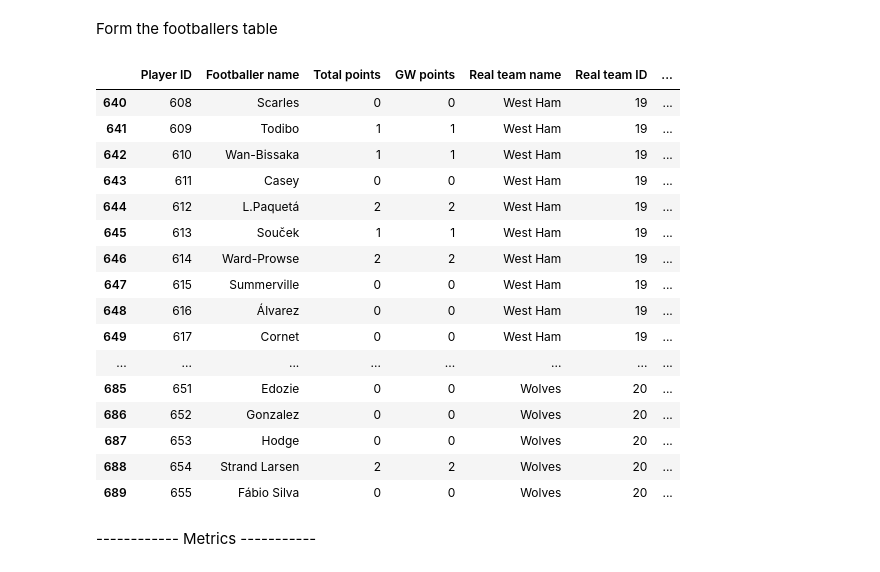
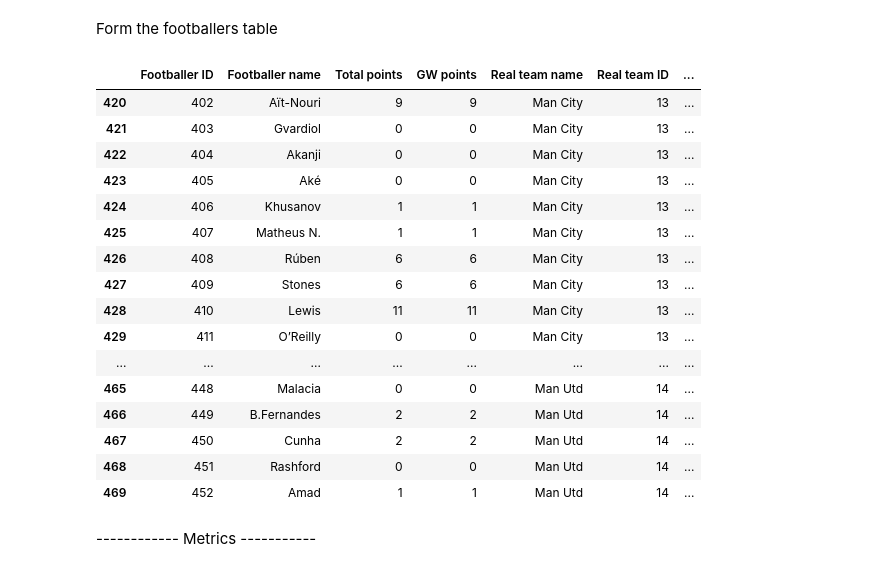
Before and after one commit to Muhammad-Daniyal-18/FPL, a Jupyter notebook: api.ipynb, the cells around one changed output. Drawn from its saved outputs; the diff is of its cells as text; code cells hidden in the pictures.

```diff
--- a/api.ipynb
+++ b/api.ipynb
@@ -2,18 +2,16 @@
 import requests
 import pandas as pd
 
+league_id = 815838
 BASE_URL = "https://fantasy.premierleague.com/api"
 
 bootstrap = requests.get(f"{BASE_URL}/bootstrap-static/").json()
 
 players = {p["id"]: p for p in bootstrap["elements"]}
 teams_lookup = {t["id"]: t["name"] for t in bootstrap["teams"]}
+current_gw = next(event["id"] for event in bootstrap["events"] if event["is_current"])
 # %%
 def get_formation(picks):
-    """
-    Determine FPL team formation from picks.
-    Only consider the starting 11 (position 1–11).
-    """
     formation = {"DEF": 0, "MID": 0, "FWD": 0}
 
     for pick in picks["picks"]:
@@ -27,7 +25,7 @@ def get_formation(picks):
 
     return f"{formation['DEF']}-{formation['MID']}-{formation['FWD']}"
 
-def get_full_league_standings(league_id: int):
+def get_full_league_standings_and_name(league_id: int):
     standings = []
     page = 1
     while True:
@@ -42,22 +40,24 @@ def get_full_league_standings(league_id: int):
         else:
             break
 
-    return standings
+    league_name = resp["league"]["name"]
+
+    return standings, league_name
 # %% [markdown]
 Form the teams table
 # %%
-league_id = 815838
-gw = 1
-
 # Fetch league standings
-league = get_full_league_standings(league_id)
+league, league_name = get_full_league_standings_and_name(league_id)
 entries = [team["entry"] for team in league]
+gw = current_gw
 
 teams_data = []
 all_picks = []
 
 for entry_id in entries:
     entry_info = requests.get(f"{BASE_URL}/entry/{entry_id}/").json()
+    player_name = f"{entry_info['player_first_name']} {entry_info['player_last_name']}"
+    favourite_team = teams_lookup[entry_info.get("favourite_team")] if entry_info.get("favourite_team") else None
     picks = requests.get(f"{BASE_URL}/entry/{entry_id}/event/{gw}/picks/").json()
     all_picks.append(picks)
     transfers = requests.get(f"{BASE_URL}/entry/{entry_id}/transfers/").json()
@@ -77,13 +77,14 @@ for entry_id in entries:
     captain = players[next(p["element"] for p in picks["picks"] if p["is_captain"])]["web_name"]
     vice_captain = players[next(p["element"] for p in picks["picks"] if p["is_vice_captain"])]["web_name"]
 
-    playing_XI = ", ".join(players[p["element"]]["web_name"]
-                           for p in picks['picks'] if p["multiplier"] != 0)
-    bench = ", ".join(players[p["element"]]["web_name"]
-                           for p in picks['picks'] if p["multiplier"] == 0)
+    playing_XI = [players[p["element"]]["web_name"] for p in picks['picks'] if p["multiplier"] != 0]
+    bench = [players[p["element"]]["web_name"] for p in picks['picks'] if p["multiplier"] == 0]
 
     teams_data.append({
+        "Entry ID": entry_id,
+        "Player name": player_name,
         "Team name": entry_info["name"],
+        "Favourite team": favourite_team,
         "Total points": entry_info["summary_overall_points"],
         "GW points": entry_info["summary_event_points"],
         "Transfers": gw_transfers,
@@ -150,7 +184,7 @@ for team in all_picks:
 footballers_data = []
 for p in bootstrap["elements"]:
     footballers_data.append({
-        "Player ID":p["id"] ,
+        "Footballer ID":p["id"] ,
         "Footballer name": p["web_name"],
         "Total points": p["total_points"],
         "GW points": p["event_points"],
@@ -165,25 +199,25 @@ for p in bootstrap["elements"]:
 
 df_footballers = pd.DataFrame(footballers_data)
 # %%
-df_footballers.iloc[640:690]
+df_footballers.iloc[420:470]
 # %% [output]
-|  | Player ID | Footballer name | Total points | GW points | Real team name | Real team ID | ... |
-| 640 | 608 | Scarles | 0 | 0 | West Ham | 19 | ... |
-| 641 | 609 | Todibo | 1 | 1 | West Ham | 19 | ... |
-| 642 | 610 | Wan-Bissaka | 1 | 1 | West Ham | 19 | ... |
-| 643 | 611 | Casey | 0 | 0 | West Ham | 19 | ... |
-| 644 | 612 | L.Paquetá | 2 | 2 | West Ham | 19 | ... |
-| 645 | 613 | Souček | 1 | 1 | West Ham | 19 | ... |
-| 646 | 614 | Ward-Prowse | 2 | 2 | West Ham | 19 | ... |
-| 647 | 615 | Summerville | 0 | 0 | West Ham | 19 | ... |
-| 648 | 616 | Álvarez | 0 | 0 | West Ham | 19 | ... |
-| 649 | 617 | Cornet | 0 | 0 | West Ham | 19 | ... |
+|  | Footballer ID | Footballer name | Total points | GW points | Real team name | Real team ID | ... |
+| 420 | 402 | Aït-Nouri | 9 | 9 | Man City | 13 | ... |
+| 421 | 403 | Gvardiol | 0 | 0 | Man City | 13 | ... |
+| 422 | 404 | Akanji | 0 | 0 | Man City | 13 | ... |
+| 423 | 405 | Aké | 0 | 0 | Man City | 13 | ... |
+| 424 | 406 | Khusanov | 1 | 1 | Man City | 13 | ... |
+| 425 | 407 | Matheus N. | 1 | 1 | Man City | 13 | ... |
+| 426 | 408 | Rúben | 6 | 6 | Man City | 13 | ... |
+| 427 | 409 | Stones | 6 | 6 | Man City | 13 | ... |
+| 428 | 410 | Lewis | 11 | 11 | Man City | 13 | ... |
+| 429 | 411 | O’Reilly | 0 | 0 | Man City | 13 | ... |
 | ... | ... | ... | ... | ... | ... | ... | ... |
-| 685 | 651 | Edozie | 0 | 0 | Wolves | 20 | ... |
-| 686 | 652 | Gonzalez | 0 | 0 | Wolves | 20 | ... |
-| 687 | 653 | Hodge | 0 | 0 | Wolves | 20 | ... |
-| 688 | 654 | Strand Larsen | 2 | 2 | Wolves | 20 | ... |
-| 689 | 655 | Fábio Silva | 0 | 0 | Wolves | 20 | ... |
+| 465 | 448 | Malacia | 0 | 0 | Man Utd | 14 | ... |
+| 466 | 449 | B.Fernandes | 2 | 2 | Man Utd | 14 | ... |
+| 467 | 450 | Cunha | 2 | 2 | Man Utd | 14 | ... |
+| 468 | 451 | Rashford | 0 | 0 | Man Utd | 14 | ... |
+| 469 | 452 | Amad | 1 | 1 | Man Utd | 14 | ... |
 # %% [markdown]
 ------------ Metrics -----------
 # %% [markdown]
```
Also changed, not shown: parts of 21 cells of this notebook.
